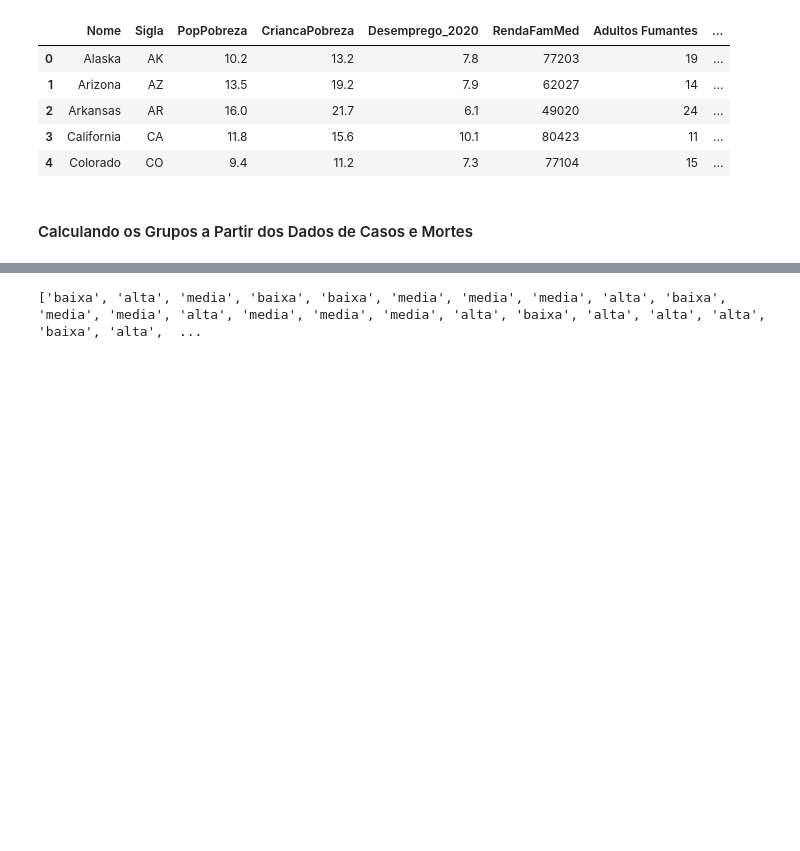
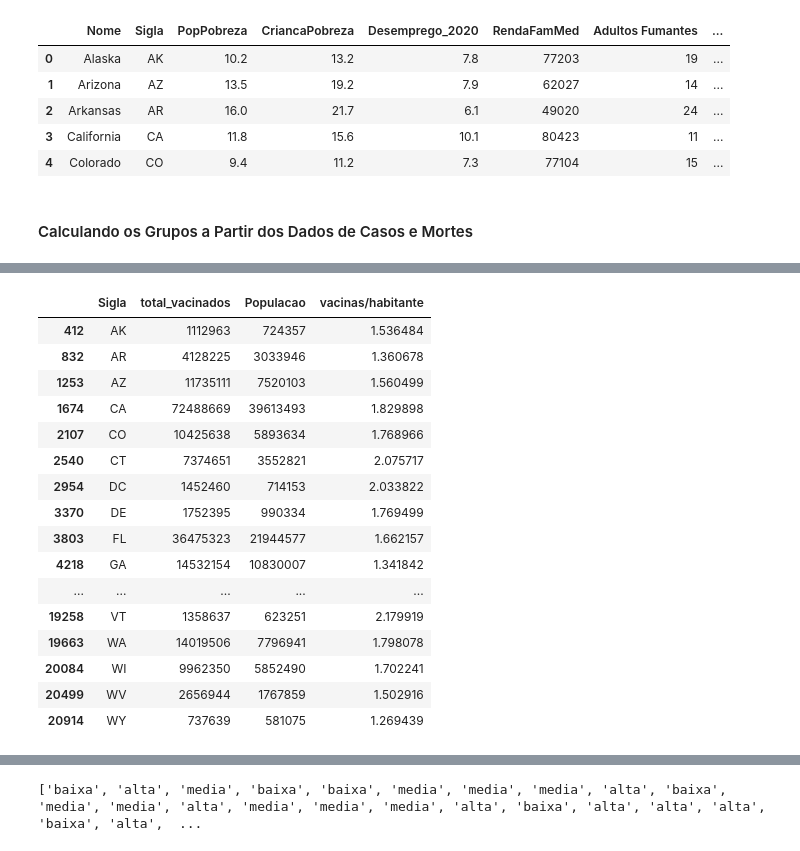
Before and after one commit to JoaoVictor-HM/TFG-Ciencia-de-Dados, a Jupyter notebook: analise_eua.ipynb, the cells around one changed output, grey strips where cells are left out. Drawn from its saved outputs; the diff is of its cells as text; code cells hidden in the pictures; blank space fills up the shorter version.

```diff
--- a/analise_eua.ipynb
+++ b/analise_eua.ipynb
@@ -573,0 +620,21 @@ array([0.00482379, 0.00493666, 0.0053524 , 0.00570213, 0.00801933,
+# %%
+vacinacao_atual = vacinacao_atual.drop(columns=['Nome', 'date', 'vacinados_dia', 'Adultos Fumantes', 'Adultos Obesos', 'Sedentarismo', 'Sem Plano Saude'])
+vacinacao_atual.head(60)
+# %% [output]
+|  | Sigla | total_vacinados | Populacao | vacinas/habitante |
+| 412 | AK | 1112963 | 724357 | 1.536484 |
+| 832 | AR | 4128225 | 3033946 | 1.360678 |
+| 1253 | AZ | 11735111 | 7520103 | 1.560499 |
+| 1674 | CA | 72488669 | 39613493 | 1.829898 |
+| 2107 | CO | 10425638 | 5893634 | 1.768966 |
+| 2540 | CT | 7374651 | 3552821 | 2.075717 |
+| 2954 | DC | 1452460 | 714153 | 2.033822 |
+| 3370 | DE | 1752395 | 990334 | 1.769499 |
+| 3803 | FL | 36475323 | 21944577 | 1.662157 |
+| 4218 | GA | 14532154 | 10830007 | 1.341842 |
+| ... | ... | ... | ... | ... |
+| 19258 | VT | 1358637 | 623251 | 2.179919 |
+| 19663 | WA | 14019506 | 7796941 | 1.798078 |
+| 20084 | WI | 9962350 | 5852490 | 1.702241 |
+| 20499 | WV | 2656944 | 1767859 | 1.502916 |
+| 20914 | WY | 737639 | 581075 | 1.269439 |
```
Also changed, not shown: parts of 18 cells of this notebook.
